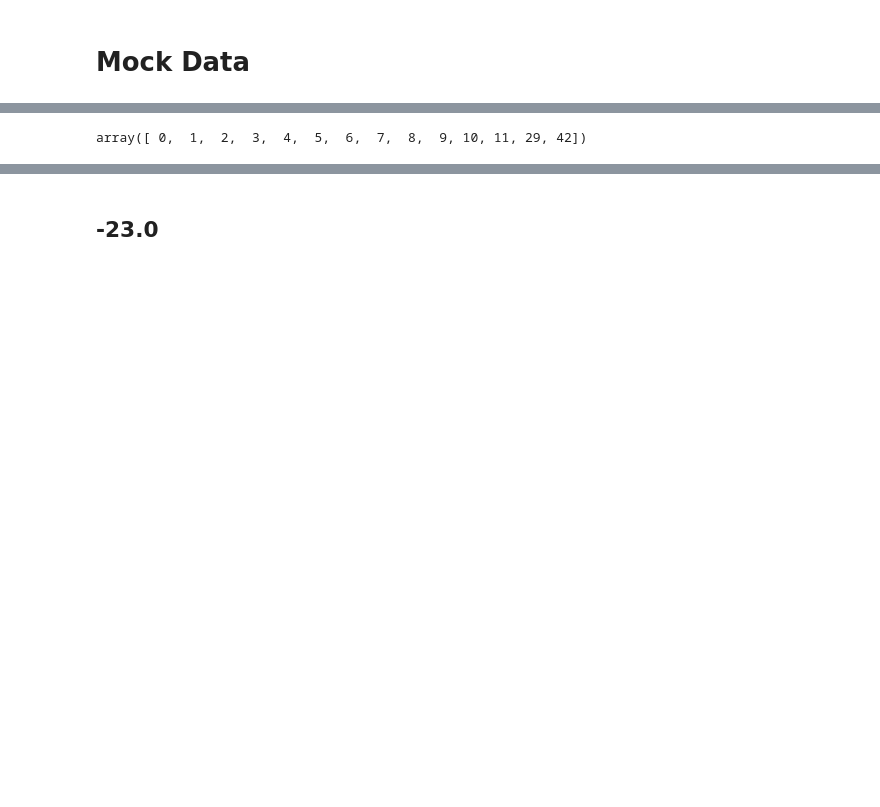
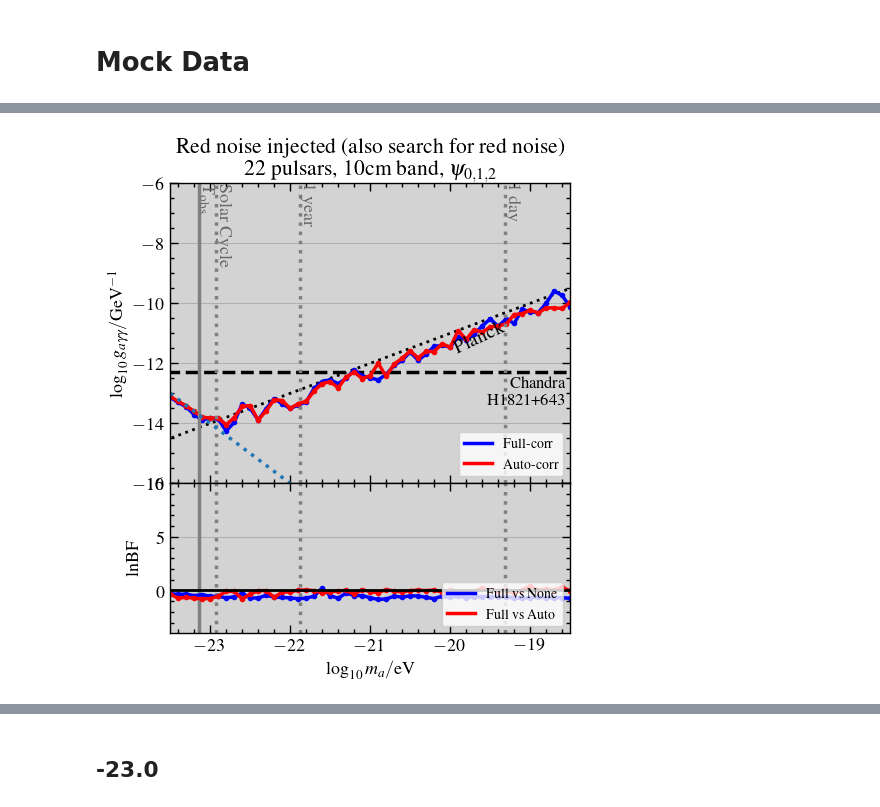
Before and after one commit to XueXiao-Physics/PPA, a Jupyter notebook: 2_Result.ipynb, the cells around one changed output, grey strips where cells are left out. Cells and saved outputs as stored; diff of their text form; code cells hidden in the pictures; blank space fills up the shorter version.

```diff
--- a/2_Result.ipynb
+++ b/2_Result.ipynb
@@ -533,6 +412,68 @@ make_bf_plot(axes[1],l10ma,lbf_af,lbf_nf)
+# %%
+# True
+fig,axes = plt.subplots(2,1,figsize=(5,6),sharex=True,gridspec_kw={'height_ratios': [4, 2]})
+lbf_nf = None; lbf_af = None; ul_auto= None; ul_full=None;
+plt.subplots_adjust(left=0.15,
+                    bottom=0.10,
+                    right=0.95,
+                    top=0.85,
+                    wspace=0.0,
+                    hspace=0.0)
+
+
+l10ma = np.arange(0,51)*0.1 -23.5
+
+
+ul_auto = np.array([-1.356, -1.626, -1.87 , -2.158, -2.45 , -2.579, -2.675, -3.004,
+       -2.865, -2.59 , -2.664, -3.251, -3.034, -2.766, -2.898, -3.259,
+       -3.201, -3.223, -2.973, -2.833, -2.866, -3.174, -2.91 , -2.847,
+       -3.162, -3.165, -2.858, -3.385, -3.082, -2.985, -2.843, -3.175,
+       -3.058, -3.164, -3.   , -3.226, -2.765, -3.161, -2.934, -3.118,
+       -3.045, -3.103, -3.149, -2.93 , -3.001, -2.981, -3.18 , -3.107,
+       -3.207, -3.326, -3.225])
+
+ul_full = np.array([-1.385, -1.659, -1.906, -2.267, -2.548, -2.576, -2.71 , -3.213,
+       -3.025, -2.506, -2.753, -3.247, -2.976, -2.731, -3.004, -3.259,
+       -3.248, -3.24 , -2.89 , -2.762, -2.802, -3.034, -2.96 , -2.767,
+       -3.077, -3.239, -3.407, -3.325, -3.125, -3.051, -2.877, -3.253,
+       -3.146, -2.989, -3.06 , -3.213, -2.976, -3.165, -3.087, -2.913,
+       -2.774, -3.121, -2.978, -3.226, -2.857, -3.041, -3.167, -2.955,
+       -2.643, -2.894, -3.38 ])
+
+
+axes[0].set_facecolor('lightgray')
+make_ul_plot(axes[0],l10ma,ul_auto,ul_full)
+axes[0].set_title("Red noise injected (also search for red noise)\n 22 pulsars, 10cm band,"+r" $\psi_{0,1,2}$")
+axes[0].plot(l10ma , -13-2*(l10ma+23.5),':')
+
+
+lbf_af = np.array([-0.336, -0.726, -0.627, -0.737, -0.765, -0.756, -0.534, -0.084,
+       -0.077, -0.784, -0.351, -0.016, -0.014, -0.638, -0.153, -0.125,
+        0.029,  0.05 , -0.01 , -0.23 , -0.131, -0.045,  0.003, -0.341,
+        0.079, -0.105, -0.208,  0.087, -0.057, -0.134, -0.008,  0.031,
+       -0.014,  0.046, -0.162,  0.027, -0.087, -0.136, -0.07 ,  0.201,
+        0.012, -0.008,  0.003, -0.251,  0.06 ,  0.378,  0.015,  0.132,
+        0.042,  0.284, -0.024])
+
+
+
+
+lbf_nf = np.array([-0.282, -0.373, -0.33 , -0.489, -0.392, -0.541, -0.555, -0.673,
+       -0.604, -0.244, -0.692, -0.706, -0.442, -0.621, -0.648, -0.693,
+       -0.765, -0.718, -0.533,  0.236, -0.478, -0.729, -0.228, -0.479,
+       -0.475, -0.675, -0.836, -0.789, -0.529, -0.619, -0.5  , -0.511,
+       -0.648, -0.758, -0.526, -0.64 , -0.525, -0.658, -0.605, -0.569,
+       -0.587, -0.621, -0.598, -0.693, -0.731, -0.664, -0.628, -0.659,
+       -0.687, -0.661, -0.738])
+
+
+axes[1].set_facecolor('lightgray')
+make_bf_plot(axes[1],l10ma,lbf_af,lbf_nf)
+#plt.savefig("Figures/ul_bf_iono_10.pdf")
+#plt.savefig("Figures/mock1.jpg")
+# %% [output]
+[figure, added]
 # %%
 crit = np.where(lbf_nf>10)[0]
 np.array([crit,l10ma[crit],lbf_nf[crit]]).T
 crit
-# %% [output]
-array([ 0,  1,  2,  3,  4,  5,  6,  7,  8,  9, 10, 11, 29, 42])
```
Also changed, not shown: parts of 19 cells of this notebook.
